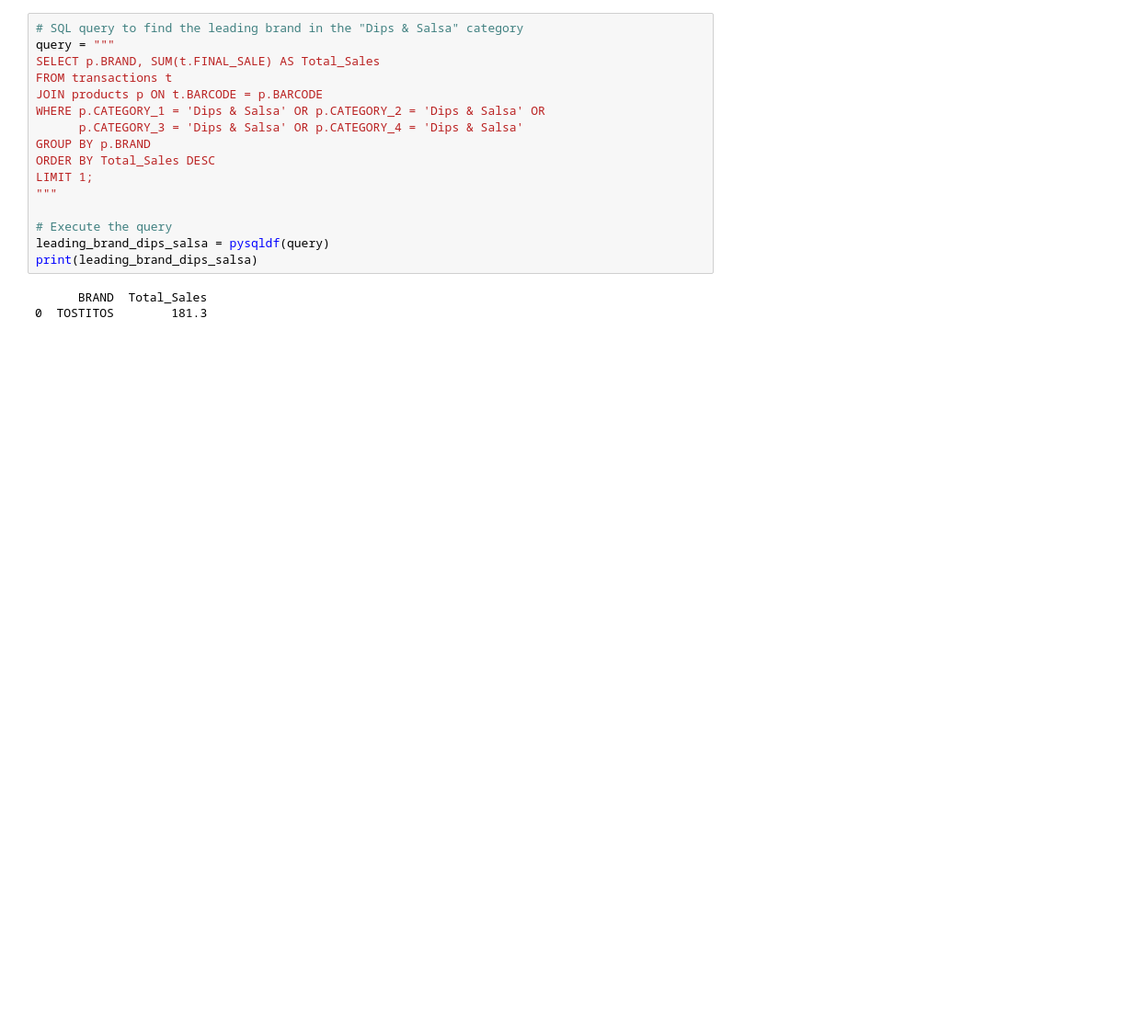
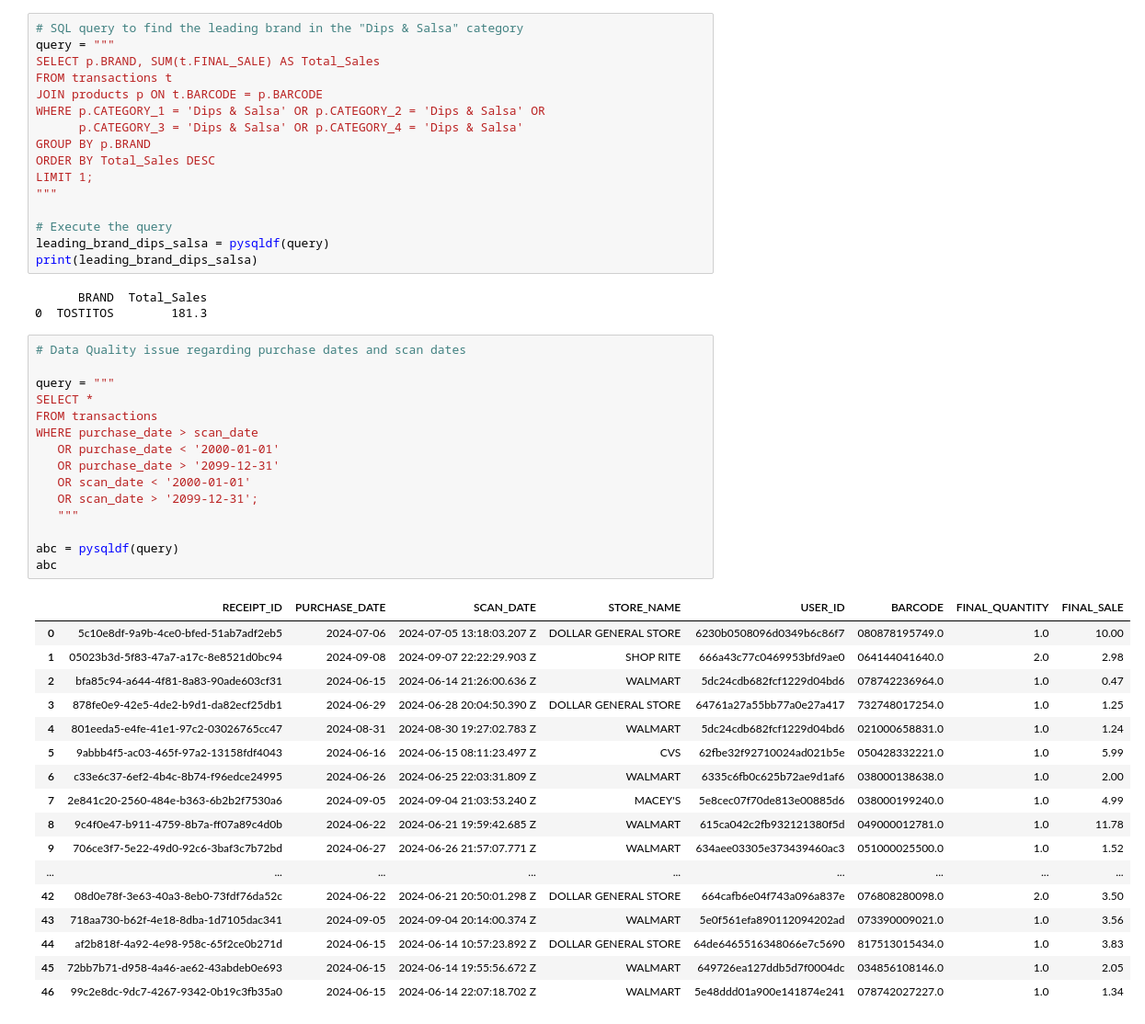
Before and after one commit to dhanesh9/Fetch_DataAnalyst, a Jupyter notebook: SQL.ipynb, the cells around one changed output. Shown at 92% size. Cells and saved outputs as stored; diff of their text form; blank space fills up the shorter version.

```diff
--- a/SQL.ipynb
+++ b/SQL.ipynb
@@ -122,3 +128,36 @@ print(leading_brand_dips_salsa)
 # %% [output]
       BRAND  Total_Sales
 0  TOSTITOS        181.3
+# %%
+# Data Quality issue regarding purchase dates and scan dates
+
+query = """
+SELECT *
+FROM transactions
+WHERE purchase_date > scan_date
+   OR purchase_date < '2000-01-01'
+   OR purchase_date > '2099-12-31'
+   OR scan_date < '2000-01-01'
+   OR scan_date > '2099-12-31';
+   """
+
+abc = pysqldf(query)
+abc
+# %% [output]
+|  | RECEIPT_ID | PURCHASE_DATE | SCAN_DATE | STORE_NAME | USER_ID | BARCODE | FINAL_QUANTITY | FINAL_SALE |
+| 0 | 5c10e8df-9a9b-4ce0-bfed-51ab7adf2eb5 | 2024-07-06 | 2024-07-05 13:18:03.207 Z | DOLLAR GENERAL STORE | 6230b0508096d0349b6c86f7 | 080878195749.0 | 1.0 | 10.00 |
+| 1 | 05023b3d-5f83-47a7-a17c-8e8521d0bc94 | 2024-09-08 | 2024-09-07 22:22:29.903 Z | SHOP RITE | 666a43c77c0469953bfd9ae0 | 064144041640.0 | 2.0 | 2.98 |
+| 2 | bfa85c94-a644-4f81-8a83-90ade603cf31 | 2024-06-15 | 2024-06-14 21:26:00.636 Z | WALMART | 5dc24cdb682fcf1229d04bd6 | 078742236964.0 | 1.0 | 0.47 |
+| 3 | 878fe0e9-42e5-4de2-b9d1-da82ecf25db1 | 2024-06-29 | 2024-06-28 20:04:50.390 Z | DOLLAR GENERAL STORE | 64761a27a55bb77a0e27a417 | 732748017254.0 | 1.0 | 1.25 |
+| 4 | 801eeda5-e4fe-41e1-97c2-03026765cc47 | 2024-08-31 | 2024-08-30 19:27:02.783 Z | WALMART | 5dc24cdb682fcf1229d04bd6 | 021000658831.0 | 1.0 | 1.24 |
+| 5 | 9abbb4f5-ac03-465f-97a2-13158fdf4043 | 2024-06-16 | 2024-06-15 08:11:23.497 Z | CVS | 62fbe32f92710024ad021b5e | 050428332221.0 | 1.0 | 5.99 |
+| 6 | c33e6c37-6ef2-4b4c-8b74-f96edce24995 | 2024-06-26 | 2024-06-25 22:03:31.809 Z | WALMART | 6335c6fb0c625b72ae9d1af6 | 038000138638.0 | 1.0 | 2.00 |
+| 7 | 2e841c20-2560-484e-b363-6b2b2f7530a6 | 2024-09-05 | 2024-09-04 21:03:53.240 Z | MACEY'S | 5e8cec07f70de813e00885d6 | 038000199240.0 | 1.0 | 4.99 |
+| 8 | 9c4f0e47-b911-4759-8b7a-ff07a89c4d0b | 2024-06-22 | 2024-06-21 19:59:42.685 Z | WALMART | 615ca042c2fb932121380f5d | 049000012781.0 | 1.0 | 11.78 |
+| 9 | 706ce3f7-5e22-49d0-92c6-3baf3c7b72bd | 2024-06-27 | 2024-06-26 21:57:07.771 Z | WALMART | 634aee03305e373439460ac3 | 051000025500.0 | 1.0 | 1.52 |
+| ... | ... | ... | ... | ... | ... | ... | ... | ... |
+| 42 | 08d0e78f-3e63-40a3-8eb0-73fdf76da52c | 2024-06-22 | 2024-06-21 20:50:01.298 Z | DOLLAR GENERAL STORE | 664cafb6e04f743a096a837e | 076808280098.0 | 2.0 | 3.50 |
+| 43 | 718aa730-b62f-4e18-8dba-1d7105dac341 | 2024-09-05 | 2024-09-04 20:14:00.374 Z | WALMART | 5e0f561efa890112094202ad | 073390009021.0 | 1.0 | 3.56 |
+| 44 | af2b818f-4a92-4e98-958c-65f2ce0b271d | 2024-06-15 | 2024-06-14 10:57:23.892 Z | DOLLAR GENERAL STORE | 64de6465516348066e7c5690 | 817513015434.0 | 1.0 | 3.83 |
+| 45 | 72bb7b71-d958-4a46-ae62-43abdeb0e693 | 2024-06-15 | 2024-06-14 19:55:56.672 Z | WALMART | 649726ea127ddb5d7f0004dc | 034856108146.0 | 1.0 | 2.05 |
+| 46 | 99c2e8dc-9dc7-4267-9342-0b19c3fb35a0 | 2024-06-15 | 2024-06-14 22:07:18.702 Z | WALMART | 5e48ddd01a900e141874e241 | 078742027227.0 | 1.0 | 1.34 |
```
Also changed, not shown: parts of 6 cells of this notebook, 8 other files.
